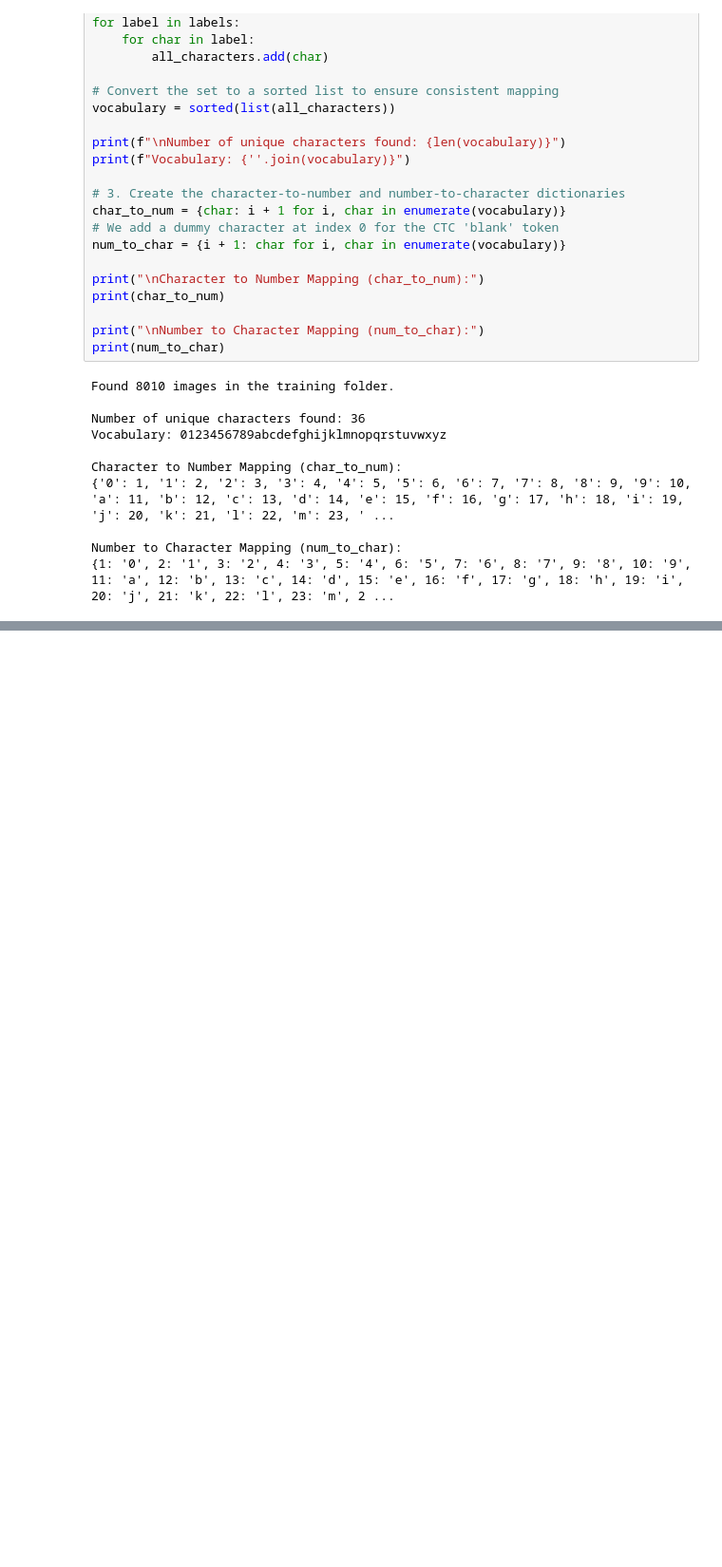
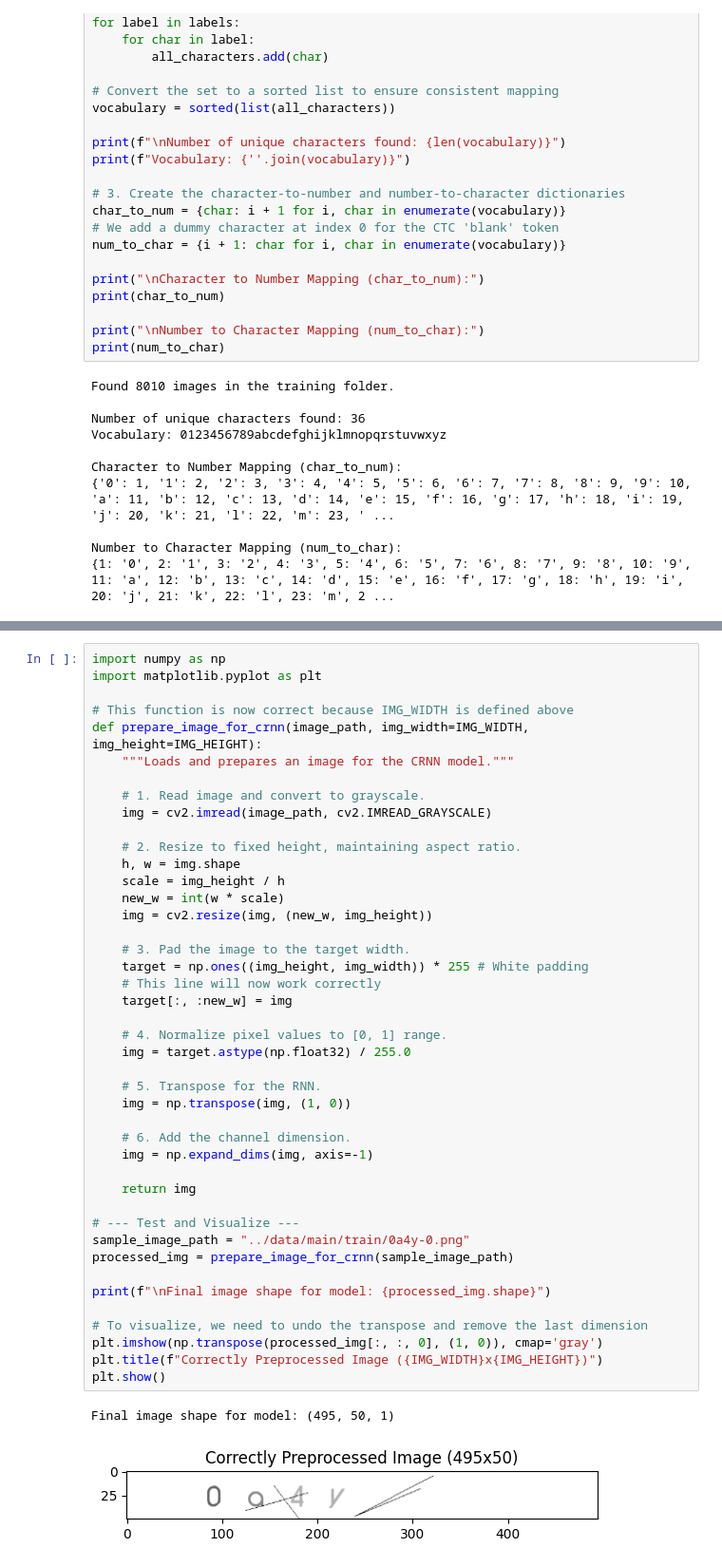
Before and after one commit to Nano-233/OCRCaptcha, a Jupyter notebook: notebooks/01-Data-Exploration-and-Preprocessing.ipynb.ipynb, the cells around one changed output, grey strips where cells are left out. Shown at 95% size. Cells and saved outputs as stored; diff of their text form; blank space fills up the shorter version.

```diff
--- a/notebooks/01-Data-Exploration-and-Preprocessing.ipynb.ipynb
+++ b/notebooks/01-Data-Exploration-and-Preprocessing.ipynb.ipynb
@@ -51,0 +139,46 @@ Number to Character Mapping (num_to_char):
+# %%
+import numpy as np
+import matplotlib.pyplot as plt
+
+# This function is now correct because IMG_WIDTH is defined above
+def prepare_image_for_crnn(image_path, img_width=IMG_WIDTH, img_height=IMG_HEIGHT):
+    """Loads and prepares an image for the CRNN model."""
+
+    # 1. Read image and convert to grayscale.
+    img = cv2.imread(image_path, cv2.IMREAD_GRAYSCALE)
+
+    # 2. Resize to fixed height, maintaining aspect ratio.
+    h, w = img.shape
+    scale = img_height / h
+    new_w = int(w * scale)
+    img = cv2.resize(img, (new_w, img_height))
+
+    # 3. Pad the image to the target width.
+    target = np.ones((img_height, img_width)) * 255 # White padding
+    # This line will now work correctly
+    target[:, :new_w] = img
+
+    # 4. Normalize pixel values to [0, 1] range.
+    img = target.astype(np.float32) / 255.0
+
+    # 5. Transpose for the RNN.
+    img = np.transpose(img, (1, 0))
+
+    # 6. Add the channel dimension.
+    img = np.expand_dims(img, axis=-1)
+
+    return img
+
+# --- Test and Visualize ---
+sample_image_path = "../data/main/train/0a4y-0.png"
+processed_img = prepare_image_for_crnn(sample_image_path)
+
+print(f"\nFinal image shape for model: {processed_img.shape}")
+
+# To visualize, we need to undo the transpose and remove the last dimension
+plt.imshow(np.transpose(processed_img[:, :, 0], (1, 0)), cmap='gray')
+plt.title(f"Correctly Preprocessed Image ({IMG_WIDTH}x{IMG_HEIGHT})")
+plt.show()
+# %% [output]
+Final image shape for model: (495, 50, 1)
+[figure, added]
```
Also changed, not shown: parts of 4 cells of this notebook, 1 other file.
